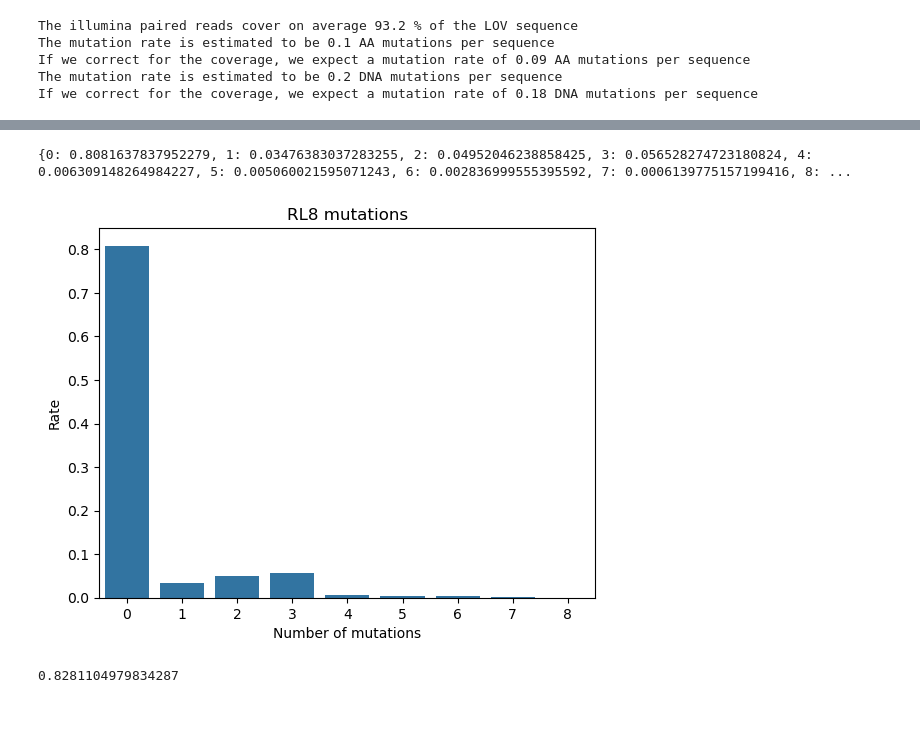
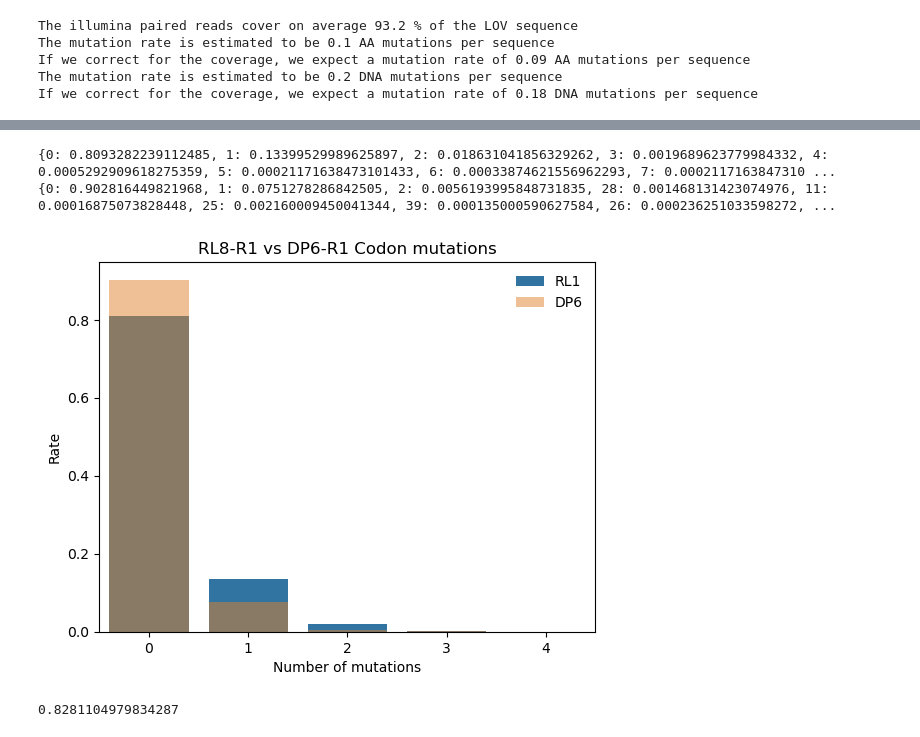
Before and after one commit to AliceHovsepyan/pogo_pance_draft, a Jupyter notebook: DMS_analysis.ipynb, the cells around one changed output, grey strips where cells are left out. Saved outputs shown, nothing was run; the diff lists cells and outputs as text; code cells hidden in the pictures.

```diff
--- a/DMS_analysis.ipynb
+++ b/DMS_analysis.ipynb
@@ -595,0 +779,3 @@ plot_mutation_enrichment(AA_relative, f'{variant}-AA-R2-cut',ref_seq=LOV, DNA =
+# %%
+a_seq, b_seq = read_sequences("DP6")
+DP6_n_muts = gather_n_mutations(a_seq, b_seq, reference_seq = LOV_gene, use_backward_read=False, use_triplets=True)
@@ -596,7 +784,8 @@ plot_mutation_enrichment(AA_relative, f'{variant}-AA-R2-cut',ref_seq=LOV, DNA =
 # %%
-a_seq, b_seq = read_sequences(variant, arbitrary_cutoff_a=150)
-seq_n_mutations = gather_n_mutations(a_seq, b_seq, reference_seq = LOV_gene, use_backward_read=False)
+a_seq, b_seq = read_sequences(variant)
+seq_n_mutations = gather_n_mutations(a_seq, b_seq, reference_seq = LOV_gene, use_backward_read=False, use_triplets=True)
 ## sort dictionary after key
 seq_n_mutations = dict(sorted(seq_n_mutations.items()))
+
 print(seq_n_mutations)
 # %% [output]
@@ -627,19 +816,26 @@ plt.show()
 # %%
 # rates of single, double, triple, ... mutations
 total_reads = sum(seq_n_mutations.values())
 n_mutation_rates = {key: value/total_reads for key, value in seq_n_mutations.items()}
 print(n_mutation_rates)
 
-sns.barplot(n_mutation_rates)
-plt.xlim(-0.5,8.5)
+total_reads = sum(DP6_n_muts.values())
+DP6_n_mutation_rates = {key: value/total_reads for key, value in DP6_n_muts.items()}
+print(DP6_n_mutation_rates)
+
+sns.barplot(n_mutation_rates, label = "RL1")
+sns.barplot(DP6_n_mutation_rates, alpha = 0.5, label = "DP6")
+plt.legend(frameon = False)
+plt.xlim(-0.5,4.5)
 plt.xlabel('Number of mutations')
 plt.ylabel('Rate')
-plt.title(f'{variant} mutations')
-plt.savefig(f'figures/{variant}-R1_n_mutation_per_read_rates.pdf')
+plt.title(f'{variant}-R1 vs DP6-R1 Codon mutations')
+plt.savefig(f'figures/{variant}-R1_vs_DP6-R1_n_Codon_mutation_per_read_rates.pdf')
 plt.show()
 # %% [output]
-{0: 0.8081637837952279, 1: 0.03476383037283255, 2: 0.04952046238858425, 3: 0.056528274723180824, 4: 0.006309148264984227, 5: 0.005060021595071243, 6: 0.002836999555395592, 7: 0.0006139775157199416, 8: ...
+{0: 0.8093282239112485, 1: 0.13399529989625897, 2: 0.018631041856329262, 3: 0.0019689623779984332, 4: 0.0005292909618275359, 5: 0.00021171638473101433, 6: 0.00033874621556962293, 7: 0.0002117163847310 ...
+{0: 0.902816449821968, 1: 0.0751278286842505, 2: 0.0056193995848731835, 28: 0.001468131423074976, 11: 0.00016875073828448, 25: 0.002160009450041344, 39: 0.000135000590627584, 26: 0.000236251033598272, ...
-[figure, old version]
+[figure, new version]
 # %%
 # calculate the mutation rate (!! different to before, here, we calculate the mutation rate per read, not per nt (i.e. we divide by the number of total reads, not the reads for each nt respectively!! --> perhaps inaccurate due to low coverage of some nts)
 total_reads = sum(seq_n_mutations.values())
```
Also changed, not shown: parts of 17 cells of this notebook.
